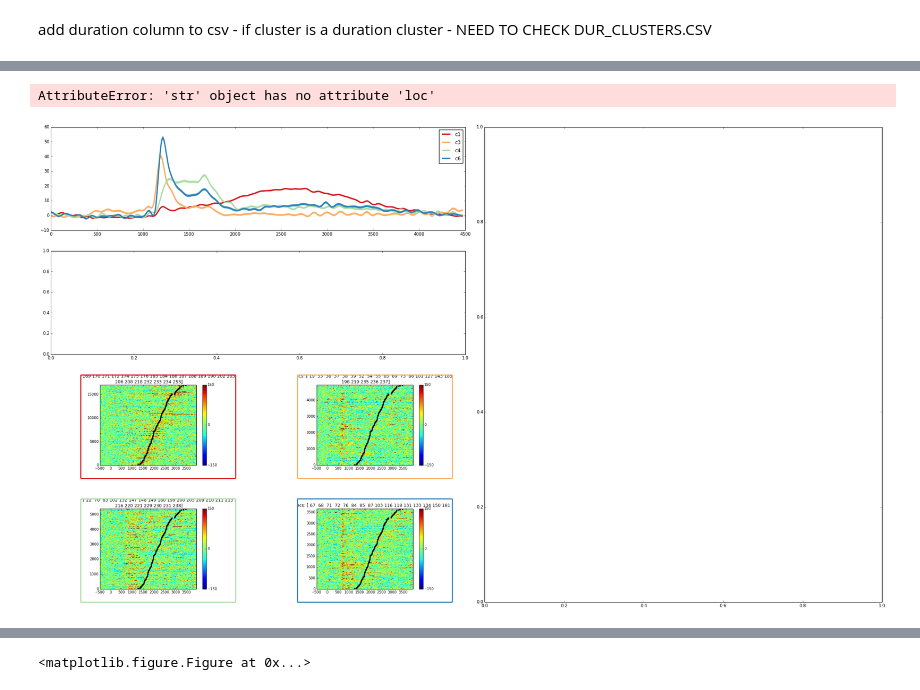
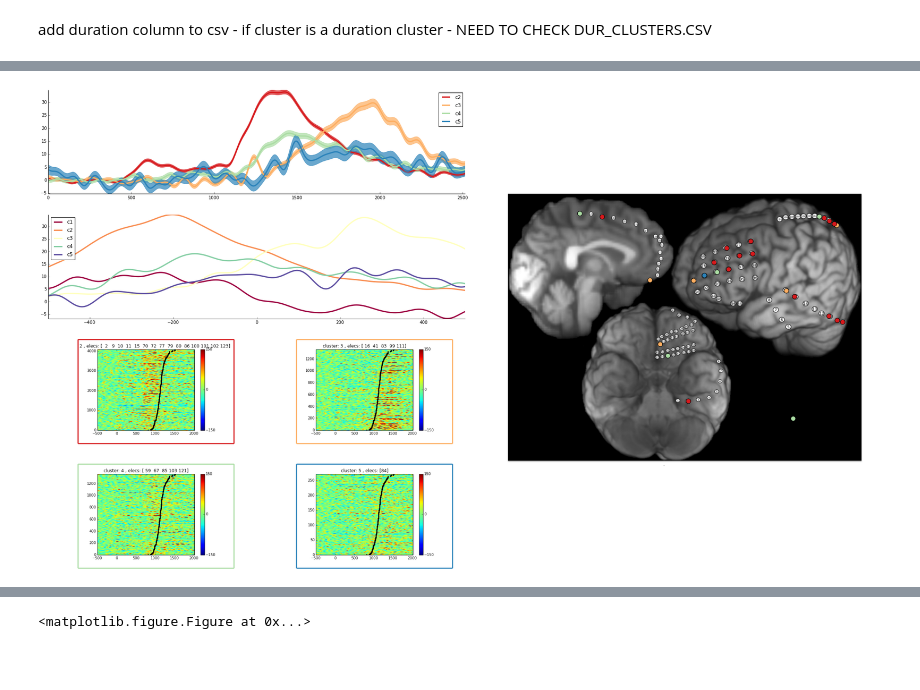
Before and after one commit to matarhaller/ECOGpy, a Jupyter notebook: plot_clusters_brain.ipynb, the cells around one changed output, grey strips where cells are left out. Drawn from its saved outputs; the diff is of its cells as text; code cells hidden in the pictures; blank space fills up the shorter version.

```diff
--- a/plot_clusters_brain.ipynb
+++ b/plot_clusters_brain.ipynb
@@ -106,9 +109,9 @@ from __future__ import division
 # %%
 #open xycoords dictionary
-subj = 'ST33'
-task = 'DecisionAud'
-reconfile = 'GP44_recon.png'
-filename = '/Users/matar/Documents/MATLAB/DATA/Avgusta/Subjs/'+subj+'/xycoords.p'
+subj = 'ST32'
+task = 'DecisionVis'
+reconfile = 'ST32_recon.png'
+filename = '/home/knight/matar/MATLAB/DATA/Avgusta/Subjs/'+subj+'/xycoords.p'
 with open(filename, 'r') as f:
     xycoords = pickle.load(f)
     f.close()
@@ -116,17 +119,16 @@ with open(filename, 'r') as f:
 xycoords = pd.DataFrame(np.array(xycoords.values()), columns=['x_2d', 'y_2d'], index=np.array(xycoords.keys())+1)
 # %%
 #get cluster designations
-datafolder = '/Users/matar/Dropbox/PCA_elecs/'
+datadir = '/home/knight/matar/MATLAB/DATA/Avgusta/'
 filename = 'groupidx_activeclusters.csv'
-filename = os.path.join(datafolder, filename)
+filename = os.path.join(datadir, 'PCA', 'plots', filename)
 df = pd.DataFrame.from_csv(filename)
 
 subj_task = df.loc[df['subj_task'] == '_'.join([subj, task])]
 
 weights = subj_task[['group', 'active_elecs']].loc[subj_task.active_cluster==True].set_index('active_elecs')
 # %%
-datadir = '/Users/matar/Documents/MATLAB/DATA/Avgusta/Subjs/'
-filename = os.path.join(datadir, subj, task, 'HG_elecMTX_percent.mat')
+filename = os.path.join(datadir, 'Subjs', subj, task, 'HG_elecMTX_percent.mat')
 data = spio.loadmat(filename, struct_as_record = True)
 HGdata = data['data_percent']
 srate = data['srate']
@@ -147,7 +151,6 @@ clusters = pd.DataFrame(clusters)
 # %%
 #resp locked
-datadir = '/Users/matar/Documents/MATLAB/DATA/Avgusta/PCA/Shadeplots_thresh10'
-filename = os.path.join(datadir, '_'.join([subj, task, 'cdata_resp.mat']))
+filename = os.path.join(datadir, 'PCA','ShadePlots_thresh10', '_'.join([subj, task, 'cdata_resp.mat']))
 data = spio.loadmat(filename, struct_as_record = True)
 params = data['Params'].flatten()
 data = data['cdata_resp_all']
@@ -172,7 +197,6 @@ cmap = bmap.get_mpl_colormap()
 #plot with single trials
 #create figures
 
-datadir = '/Users/matar/Documents/MATLAB/DATA/Avgusta/PCA/singletrials/'
 singletrial_pngs = map(lambda x: ''.join(['_'.join([subj, task]),'_',x,'.png']), clusters.columns)
 n = int(np.ceil(np.sqrt(len(clusters.columns)))) #number of rows/cols for single trials
 
@@ -190,16 +214,14 @@ cplot = clusters.plot(ax = ax1, colormap = cmap, grid = 'off', linewidth = 3)
 
 #pull line colors for shading
 colors = list()
-blah = cplot.get_children() #all lines in plot
-[colors.append(c.get_color()) for c in blah if hasattr(c,'get_color')]
+clines = cplot.get_children() #all lines in plot
+[colors.append(x.get_color()) for x in clines if hasattr(x,'get_color')]
 colors = filter(lambda c: c != "k", colors) #remove black
 cmap = matplotlib.colors.ListedColormap(colors)
 
 #single trials
 for i, fname in enumerate(singletrial_pngs):
-    #image=Image.open(os.path.join(datadir, fname))
-    #arr=np.asarray(image)
-    arr = plt.imread(os.path.join(datadir, fname))
+    arr = plt.imread(os.path.join(datadir, 'PCA','SingleTrials', fname))
     [x,y] = np.unravel_index(i,(n,n))
     span = int(np.ceil(25/n))
     ax4 = f.add_subplot(gs[2+x, y*span:(y+1)*span])
@@ -215,37 +237,35 @@ for i, j in enumerate(clusters.keys()):
     x = clusters.values[:,i];
     sem = sems[i]
     #ax1.plot(x, linewidth = 3, color = colors[j])
     ax1.fill_between(np.arange(len(x)), x - sem, x + sem, alpha=0.7, color = colors[i])
 
 
-
 #create list of colors for scatter
 c = list()
 u = np.unique(weights.group)
 for i in weights.group:
     idx = np.where(u == i)
     c.append(colors[idx[0]])
 
 #plot recon
-plot_xy_map(weights, locs = xycoords.loc[weights.index], ax = ax3, colors = c, szmult=120, cmap = cmap, im_path = os.path.join('/Users/matar/Documents/MATLAB/DATA/Avgusta/Subjs', subj, reconfile))
+plot_xy_map(weights, locs = xycoords.loc[weights.index], ax = ax3, colors = c, szmult=120, cmap = cmap, im_path = os.path.join(datadir,'Subjs', subj, reconfile))
 
 #plot significant resp locked traces
 cplot = clusters_resp.plot(np.arange(st_tp, en_tp+1),ax = ax2, colormap = plt.cm.Spectral, grid = 'off', linewidth = 3)
 
 ax1.autoscale(tight=True)
 ax1.spines['top'].set_visible(False)
 ax1.spines['right'].set_visible(False)
 ax1.get_xaxis().tick_bottom()
 ax1.get_yaxis().tick_left()
 
 ax2.autoscale(tight=True)
 ax2.spines['top'].set_visible(False)
 ax2.spines['right'].set_visible(False)
 ax2.get_xaxis().tick_bottom()
 ax2.get_yaxis().tick_left()
 # %% [output]
-AttributeError: 'str' object has no attribute 'loc'
-[figure, old version]
+[figure, new version]
 # %%
 c = list()
 u = np.unique(weights.group)
```
Also changed, not shown: parts of 11 cells of this notebook, 4 other files.
